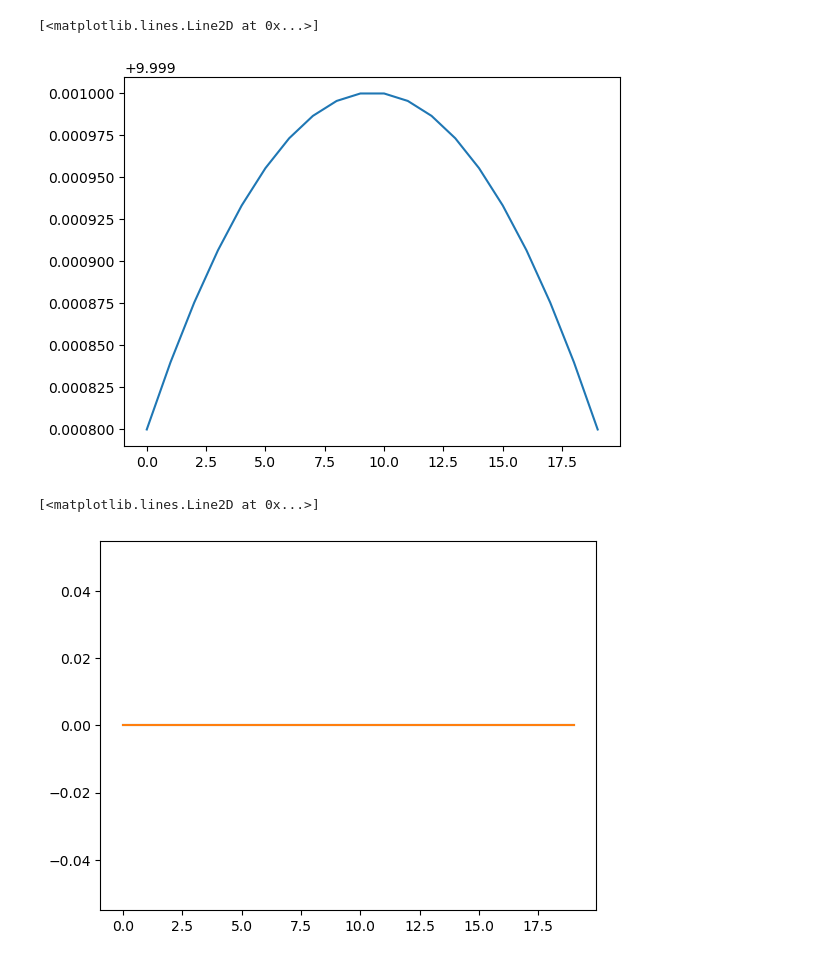
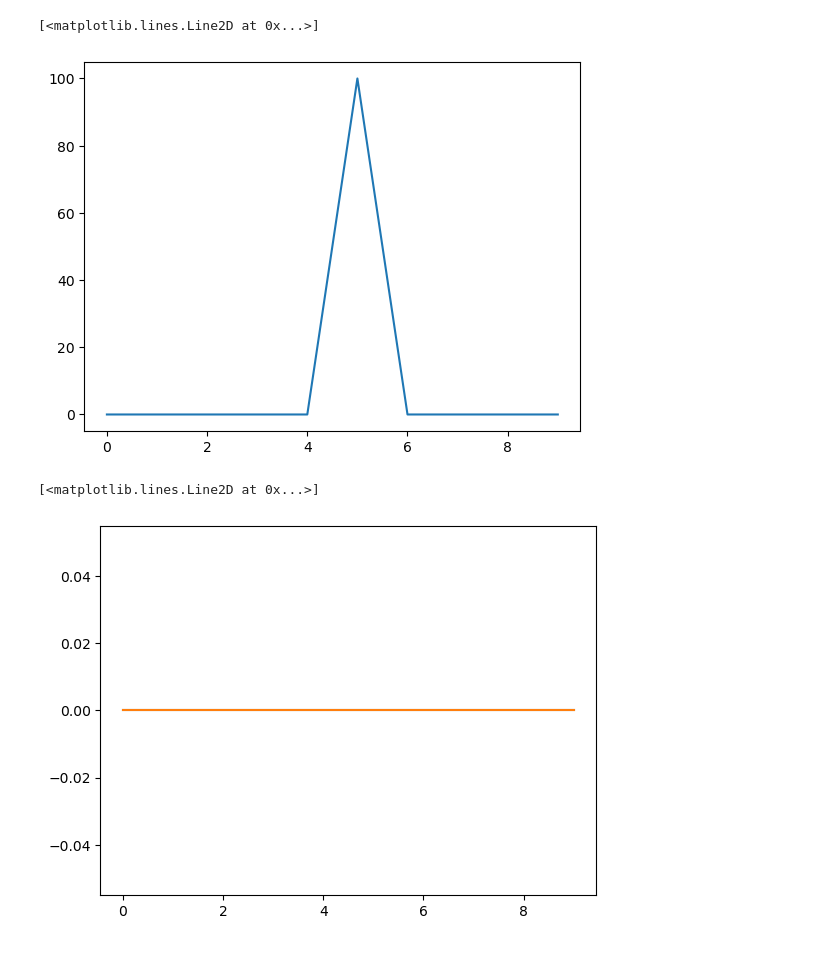
Before and after one commit to fongkenrui/A409_SeleniumDispersion, a Jupyter notebook: crank_nicholson_test.ipynb, the cells around one changed output. Drawn from its saved outputs; the diff is of its cells as text; code cells hidden in the pictures.

```diff
--- a/crank_nicholson_test.ipynb
+++ b/crank_nicholson_test.ipynb
@@ -8,36 +8,36 @@ from scipy.linalg import solve, solve_banded
 # %%
 # Initialize a constant diffusion coefficient function
 diffusion = Analytic(lambda x, y: x)
 diffusion.set_partial_x(lambda x, y: 1)
 # Initialize the concentration object
 # Note: Von Neumann Stability condition is (D * dt)/dx**2 < 0.5, else spurious decaying oscillations occur
-n_grid = 20
-n_time = 50
+n_grid = 10
+n_time = 20
 dt = 0.0001
 dx = 0.001
 conc = Quantity1D(
     n_grid,
     n_time,
     (0, n_grid*dx),
     (0, dt*n_time),
 )
 xcoords = conc.xcoords
-initial_condition =  10*np.exp(- (10*n_grid*dx)*(xcoords - 0.5*dx*n_grid)**2)
-#initial_condition = np.zeros_like(xcoords)
-#initial_condition[n_grid//2] = 100
+#initial_condition =  10*np.exp(- (10*n_grid*dx)*(xcoords - 0.5*dx*n_grid)**2)
+initial_condition = np.zeros_like(xcoords)
+initial_condition[n_grid//2] = 100
 sources = np.zeros_like(xcoords)
 sinks = np.zeros_like(xcoords)
 #sources[8] = 1
 #sinks[11] = 5
 plt.plot(initial_condition)
 # %% [output]
 [<matplotlib.lines.Line2D at 0x...>]
-[figure, old version]
+[figure, new version]
 # %%
 plt.plot(sources)
 plt.plot(-sinks)
 # %% [output]
 [<matplotlib.lines.Line2D at 0x...>]
-[figure, old version]
+[figure, new version]
 # %%
 result_ds = crank_nicholson_1D(conc, diffusion, initial_condition, sources)
```
Also changed, not shown: parts of 4 cells of this notebook, 2 other files.
